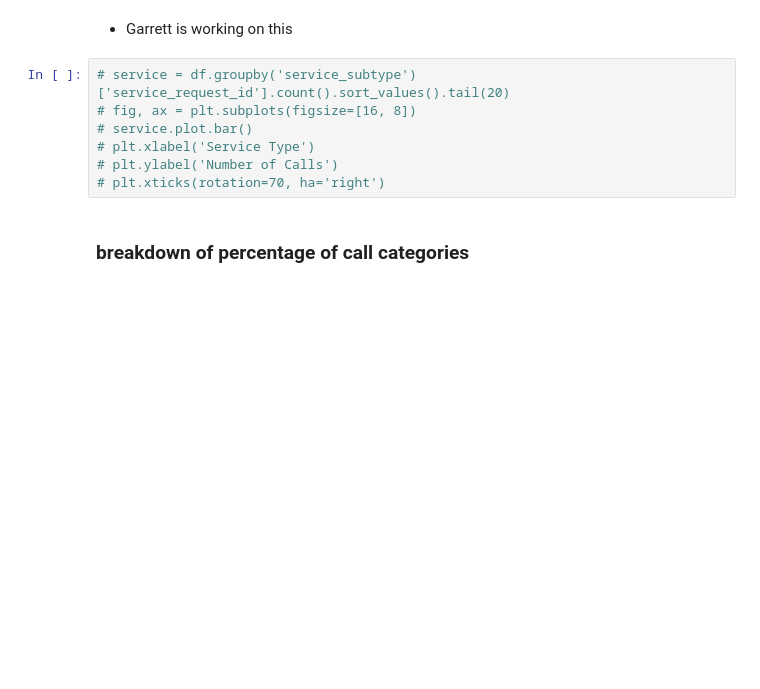
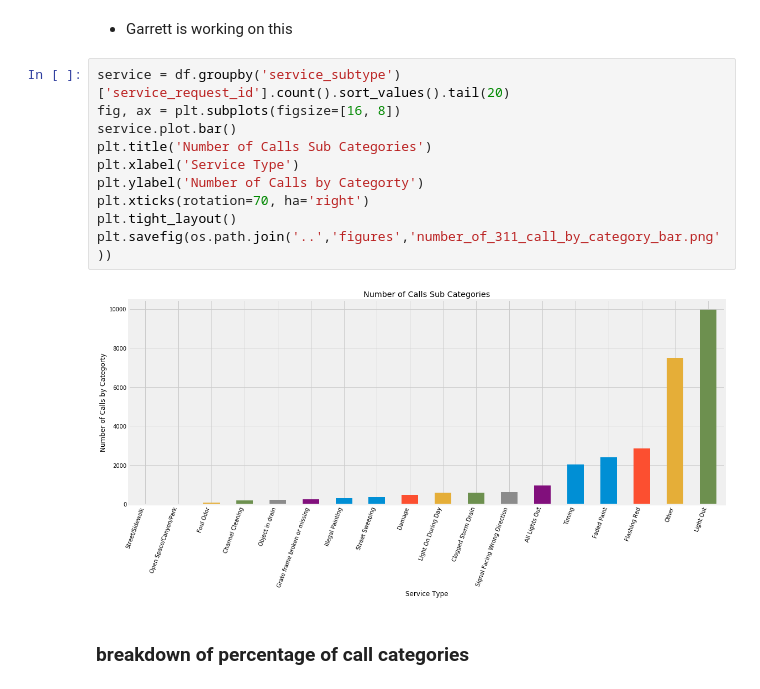
Before and after one commit to farhadOmidvar/311-San-Diego, a Jupyter notebook: notebooks/charts_all.ipynb, the cells around one changed output. Drawn from its saved outputs; the diff is of its cells as text; blank space fills up the shorter version.

Commit message:
sub categories

```diff
--- a/notebooks/charts_all.ipynb
+++ b/notebooks/charts_all.ipynb
@@ -94,12 +94,17 @@ coordinates= df.groupby('zip_code')[['lat','long']].mean().dropna()
 # %% [markdown]
 * Garrett is working on this
 # %%
-# service = df.groupby('service_subtype')['service_request_id'].count().sort_values().tail(20)
-# fig, ax = plt.subplots(figsize=[16, 8])
-# service.plot.bar()
-# plt.xlabel('Service Type')
-# plt.ylabel('Number of Calls')
-# plt.xticks(rotation=70, ha='right')
+service = df.groupby('service_subtype')['service_request_id'].count().sort_values().tail(20)
+fig, ax = plt.subplots(figsize=[16, 8])
+service.plot.bar()
+plt.title('Number of Calls Sub Categories')
+plt.xlabel('Service Type')
+plt.ylabel('Number of Calls by Categorty')
+plt.xticks(rotation=70, ha='right')
+plt.tight_layout()
+plt.savefig(os.path.join('..','figures','number_of_311_call_by_category_bar.png'))
+# %% [output]
+[figure, added]
 # %% [markdown]
 ### breakdown of percentage of call categories
 # %% [markdown]
```
Also changed, not shown: parts of 10 cells of this notebook, 11 other files.
